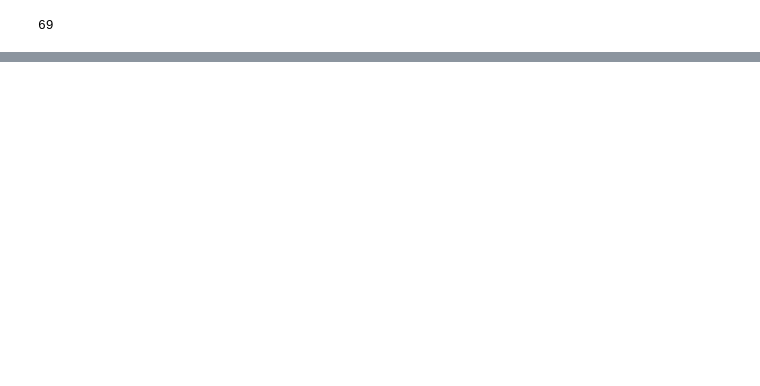
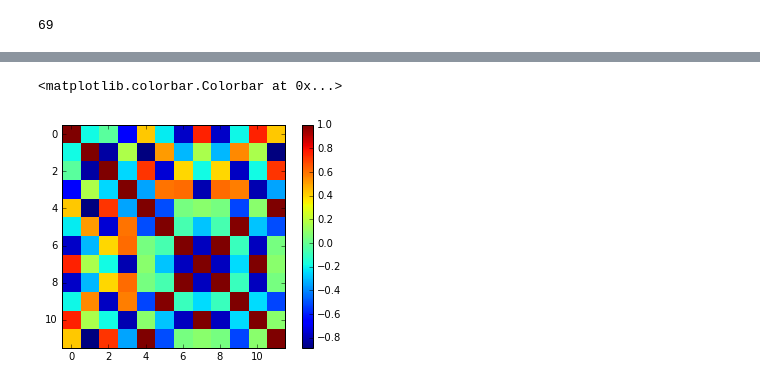
Before and after one commit to bird-house/flyingpigeon, a Jupyter notebook: notebooks/modules_weatherregimes.ipynb, the cells around one changed output, grey strips where cells are left out. Drawn from its saved outputs; the diff is of its cells as text; code cells hidden in the pictures; blank space fills up the shorter version.

```diff
--- a/notebooks/modules_weatherregimes.ipynb
+++ b/notebooks/modules_weatherregimes.ipynb
@@ -106,0 +111,11 @@ Image(filename=con)
+# %%
+import numpy as np
+import matplotlib.pyplot as plt
+%matplotlib inline
+
+cm =np.corrcoef(pattern_reshape)
+plt.imshow(cm,interpolation='nearest')
+plt.colorbar()
+# %% [output]
+<matplotlib.colorbar.Colorbar at 0x...>
+[figure, added]
```
Also changed, not shown: parts of 4 cells of this notebook, 1 other file.
